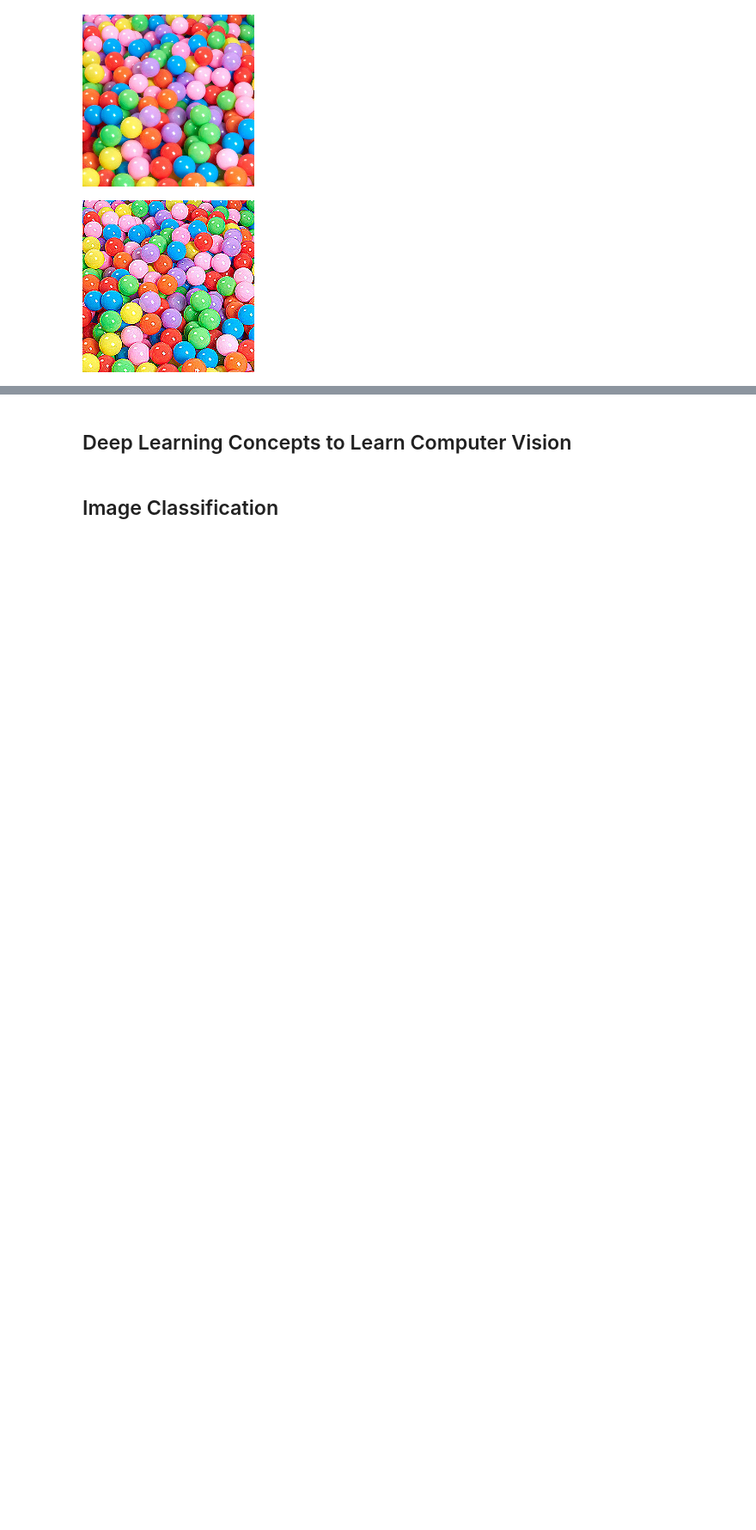
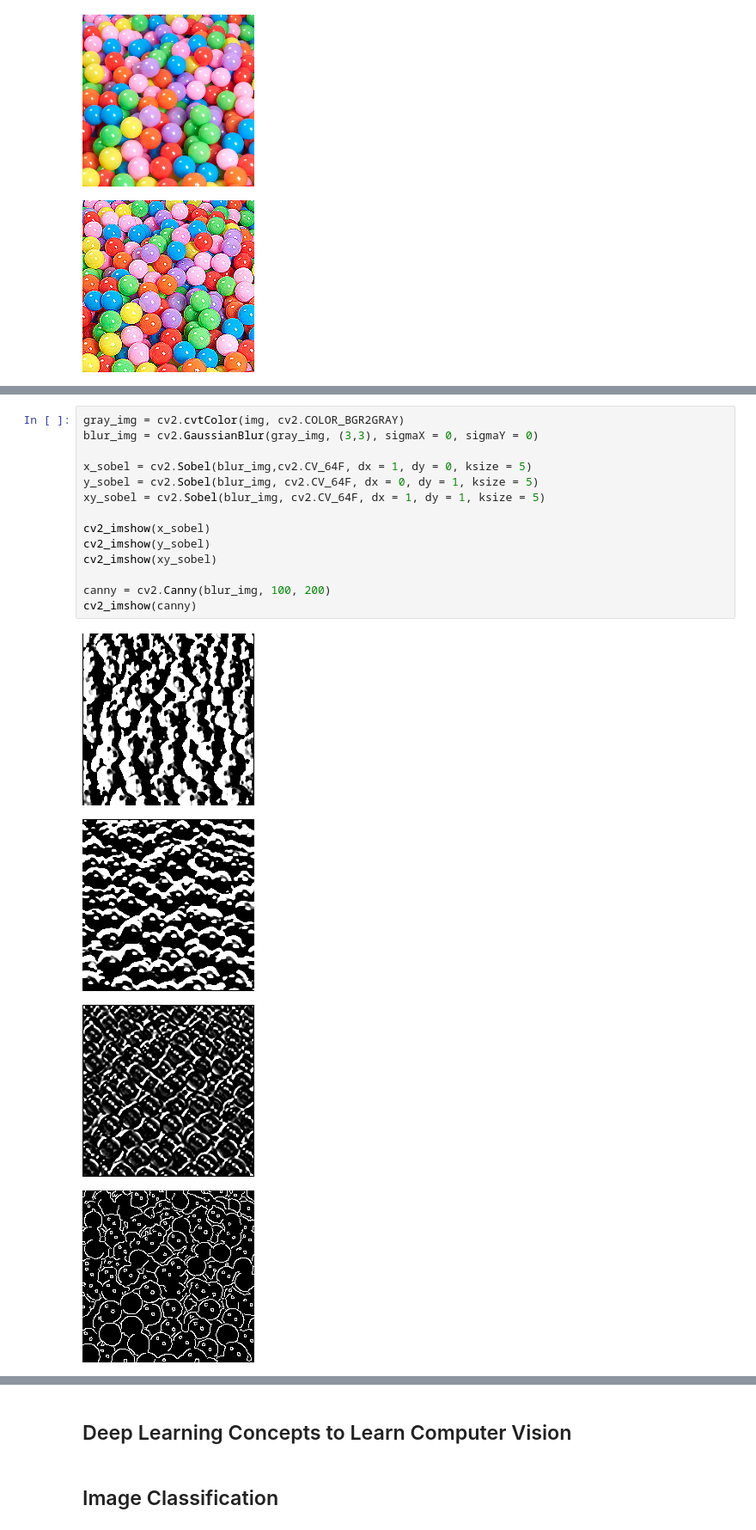
Before and after one commit to jinfeijoy/computer_vision, a Jupyter notebook: CV_for_beginners.ipynb, the cells around one changed output, grey strips where cells are left out. Shown at 86% size. Cells and saved outputs as stored; diff of their text form; blank space fills up the shorter version.

```diff
--- a/CV_for_beginners.ipynb
+++ b/CV_for_beginners.ipynb
@@ -215,0 +231,19 @@ cv2_imshow(sharpv)
+# %%
+gray_img = cv2.cvtColor(img, cv2.COLOR_BGR2GRAY)
+blur_img = cv2.GaussianBlur(gray_img, (3,3), sigmaX = 0, sigmaY = 0)
+
+x_sobel = cv2.Sobel(blur_img,cv2.CV_64F, dx = 1, dy = 0, ksize = 5)
+y_sobel = cv2.Sobel(blur_img, cv2.CV_64F, dx = 0, dy = 1, ksize = 5)
+xy_sobel = cv2.Sobel(blur_img, cv2.CV_64F, dx = 1, dy = 1, ksize = 5)
+
+cv2_imshow(x_sobel)
+cv2_imshow(y_sobel)
+cv2_imshow(xy_sobel)
+
+canny = cv2.Canny(blur_img, 100, 200)
+cv2_imshow(canny)
+# %% [output]
+[figure, added]
+[figure, added]
+[figure, added]
+[figure, added]
```
Also changed, not shown: parts of 6 cells of this notebook.
